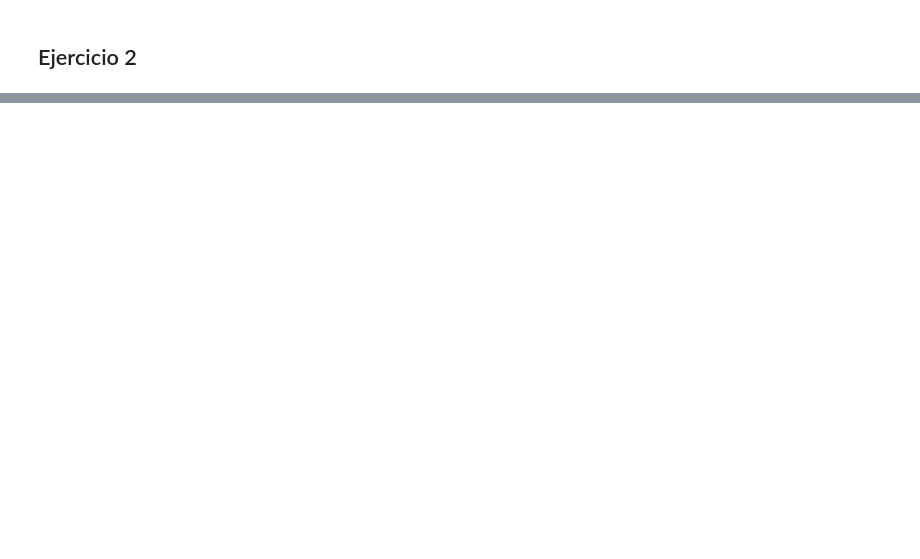
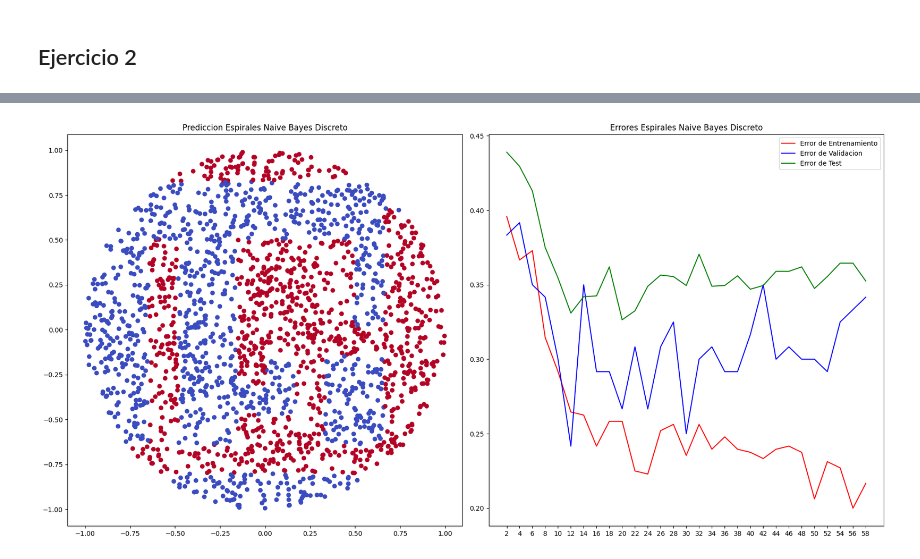
Before and after one commit to Pomarola/IAA, a Jupyter notebook: TP3 Lucas Poma.ipynb, the cells around one changed output, grey strips where cells are left out. Cells and saved outputs as stored; diff of their text form; code cells hidden in the pictures; blank space fills up the shorter version.

```diff
--- a/TP3 Lucas Poma.ipynb
+++ b/TP3 Lucas Poma.ipynb
@@ -223,0 +396,27 @@ plt.show()
+# %%
+espiralesTrain = espirales(600)
+espiralesTest = espirales(2000)
+
+X = espiralesTrain.drop(columns=['class'])
+y = espiralesTrain['class']
+
+X_train, X_val, y_train, y_val = sk.model_selection.train_test_split(X, y, test_size=0.2)
+
+X_test = espiralesTest.drop(columns=['class'])
+y_test = espiralesTest['class']
+# %%
+best_bayes, best_disc, error_train, error_val, error_test = entrenar_bayes_disc(X_train, y_train, X_val, y_val, X_test, y_test, bins_list)
+
+fig, axs = plt.subplots(1, 2, figsize=(18, 9))
+
+ax = axs[0]
+ax.scatter(X_test['dim_0'], X_test['dim_1'], c=best_bayes.predict(best_disc.transform(X_test)), cmap='coolwarm')
+ax.set_title(f'Prediccion Espirales Naive Bayes Discreto')
+
+ax = axs[1]
+bayes_plot_errors(ax, error_train, error_val, error_test, bins_list, 'Errores Espirales Naive Bayes Discreto')
+
+plt.tight_layout()
+plt.show()
+# %% [output]
+[figure, added]
```
Also changed, not shown: parts of 23 cells of this notebook, 1 other file.
